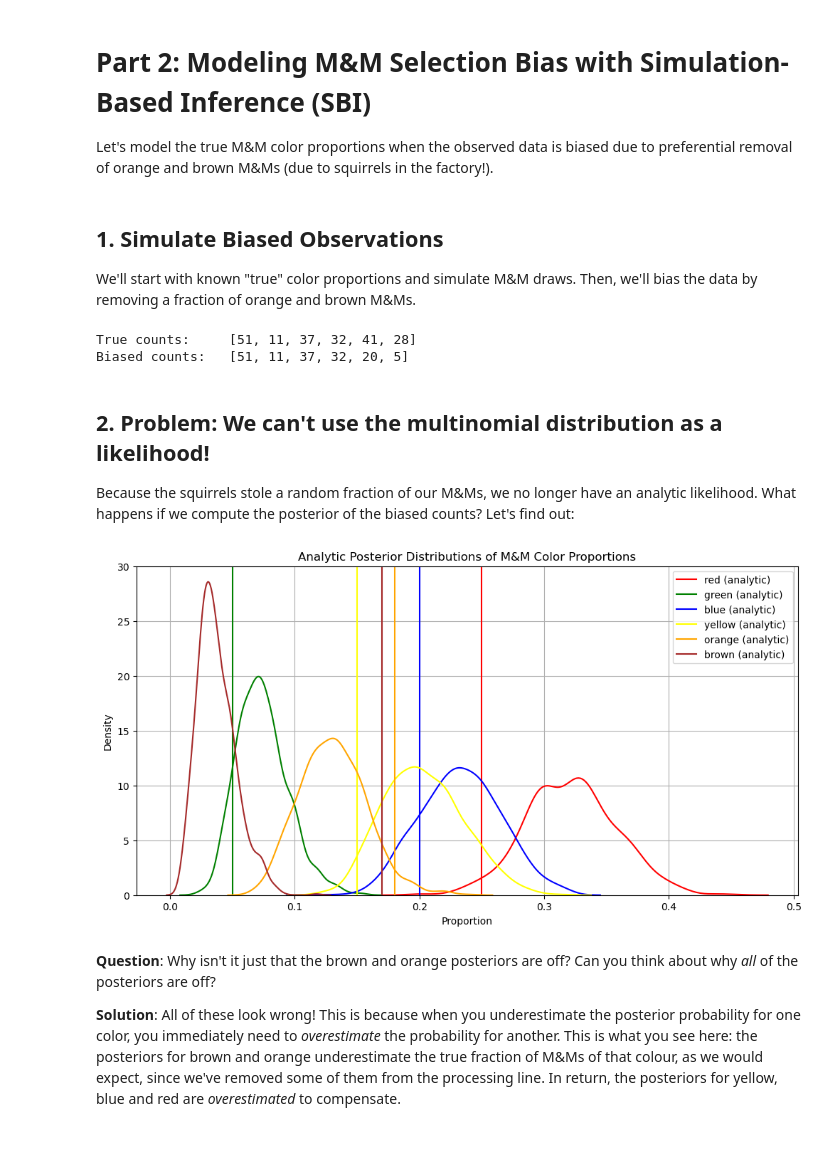
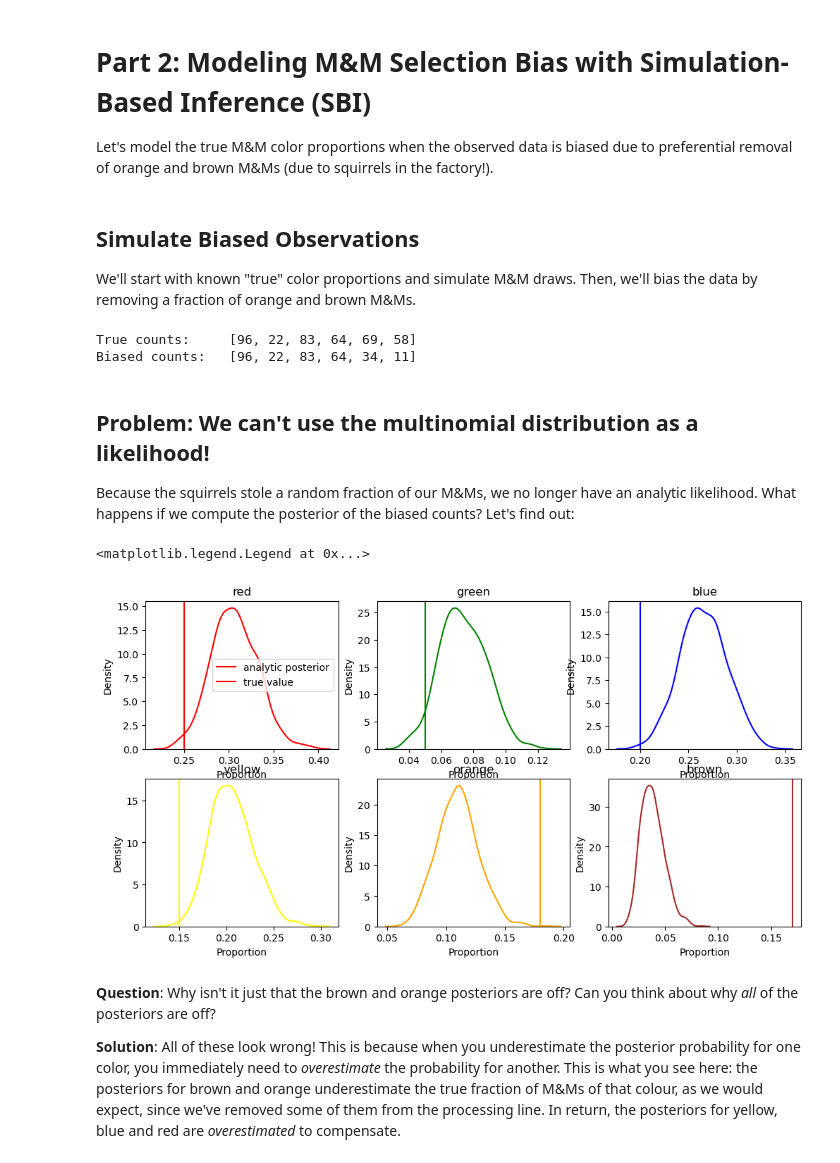
Before and after one commit to dhuppenkothen/bayes-school-granada-2025, a Jupyter notebook: Day4-Simulation-Based-Inference/SBI_with_MMs_SOLUTIONS.ipynb, the cells around one changed output. Saved outputs shown, nothing was run; the diff lists cells and outputs as text; code cells hidden in the pictures.

```diff
--- a/Day4-Simulation-Based-Inference/SBI_with_MMs_SOLUTIONS.ipynb
+++ b/Day4-Simulation-Based-Inference/SBI_with_MMs_SOLUTIONS.ipynb
@@ -47,15 +47,15 @@ Example data from counting M&M colors:
 colors = [f"red", f"green", f"blue",f"yellow", f"orange", f"brown"]
 
 ## ADD YOUR OBSERVED COUNTS BELOW
-red = 400
-green = 200
-blue = 600
-yellow = 900
-orange = 400
-brown = 300
+red = 61
+orange = 64
+yellow = 67
+green = 65
+blue = 79
+brown = 56
 
 observed_counts = torch.tensor([red, green, blue, yellow, orange, brown], dtype=torch.float32)
-total_count = observed_counts.sum()
+total_count = int(observed_counts.sum())
 # %% [markdown]
 ## 3. Model Assumptions
 
@@ -131,7 +121,7 @@ To calculate the posterior predictive distribution, follow these steps:
 
 Let's model the true M&M color proportions when the observed data is biased due to preferential removal of orange and brown M&Ms (due to squirrels in the factory!).
 # %% [markdown]
-##  1. Simulate Biased Observations
+## Simulate Biased Observations
 
 We'll start with known "true" color proportions and simulate M&M draws. Then, we'll bias the data by removing a fraction of orange and brown M&Ms.
 # %%
@@ -141,7 +131,7 @@ num_colors = len(colors)
 true_probs = torch.tensor([0.25, 0.05, 0.20, 0.15, 0.18, 0.17])  # ground truth
 
 # Simulate true counts
-total_mms = 200
+total_mms = int(total_count)
 true_counts = torch.distributions.Multinomial(total_mms, probs=true_probs).sample()
 
 # Simulate bias: remove 50% of orange and 80% of brown M&Ms
@@ -160,31 +150,33 @@ biased_counts = torch.floor(true_counts * bias).int()
 print("True counts:    ", true_counts.int().tolist())
 print("Biased counts:  ", biased_counts.tolist())
 # %% [output]
-True counts:     [51, 11, 37, 32, 41, 28]
-Biased counts:   [51, 11, 37, 32, 20, 5]
+True counts:     [96, 22, 83, 64, 69, 58]
+Biased counts:   [96, 22, 83, 64, 34, 11]
 # %% [markdown]
-## 2. Problem: We can't use the multinomial distribution as a likelihood!
+## Problem: We can't use the multinomial distribution as a likelihood!
 
 Because the squirrels stole a random fraction of our M&Ms, we no longer have an analytic likelihood. What happens if we compute the posterior of the biased counts?
 Let's find out:
 # %%
 alpha_posterior_new = alpha_prior + biased_counts
 
 # Draw samples from the posterior:
 posterior_analytic_samples = torch.distributions.Dirichlet(alpha_posterior_new).sample((1000,))
 
-plt.figure(figsize=(12, 6))
+fig, axes = plt.subplots(2, 3, figsize=(12, 6))
+axes = np.hstack(axes)
+
 for i, color in enumerate(colors):
-    sns.kdeplot(posterior_analytic_samples[:, i], label=f"{color} (analytic)", color=color)
-    plt.axvline(true_probs[i], color=color)
-plt.title("Analytic Posterior Distributions of M&M Color Proportions")
-plt.xlabel("Proportion")
-plt.ylabel("Density")
-plt.legend()
-plt.grid(True)
-plt.show()
+    sns.kdeplot(posterior_analytic_samples[:, i], label=f"analytic posterior", color=color, ax=axes[i])
+    axes[i].axvline(true_probs[i], color=color, label="true value")
+    axes[i].set_title(color)
+    axes[i].set_xlabel("Proportion")
+    axes[i].set_ylabel("Density")
+
+axes[0].legend()
 # %% [output]
+<matplotlib.legend.Legend at 0x...>
-[figure, old version]
+[figure, new version]
 # %% [markdown]
 **Question**: Why isn't it just that the brown and orange posteriors are off? Can you think about why *all* of the posteriors are off?
 
```
Also changed, not shown: parts of 24 cells of this notebook, 1 other file.
